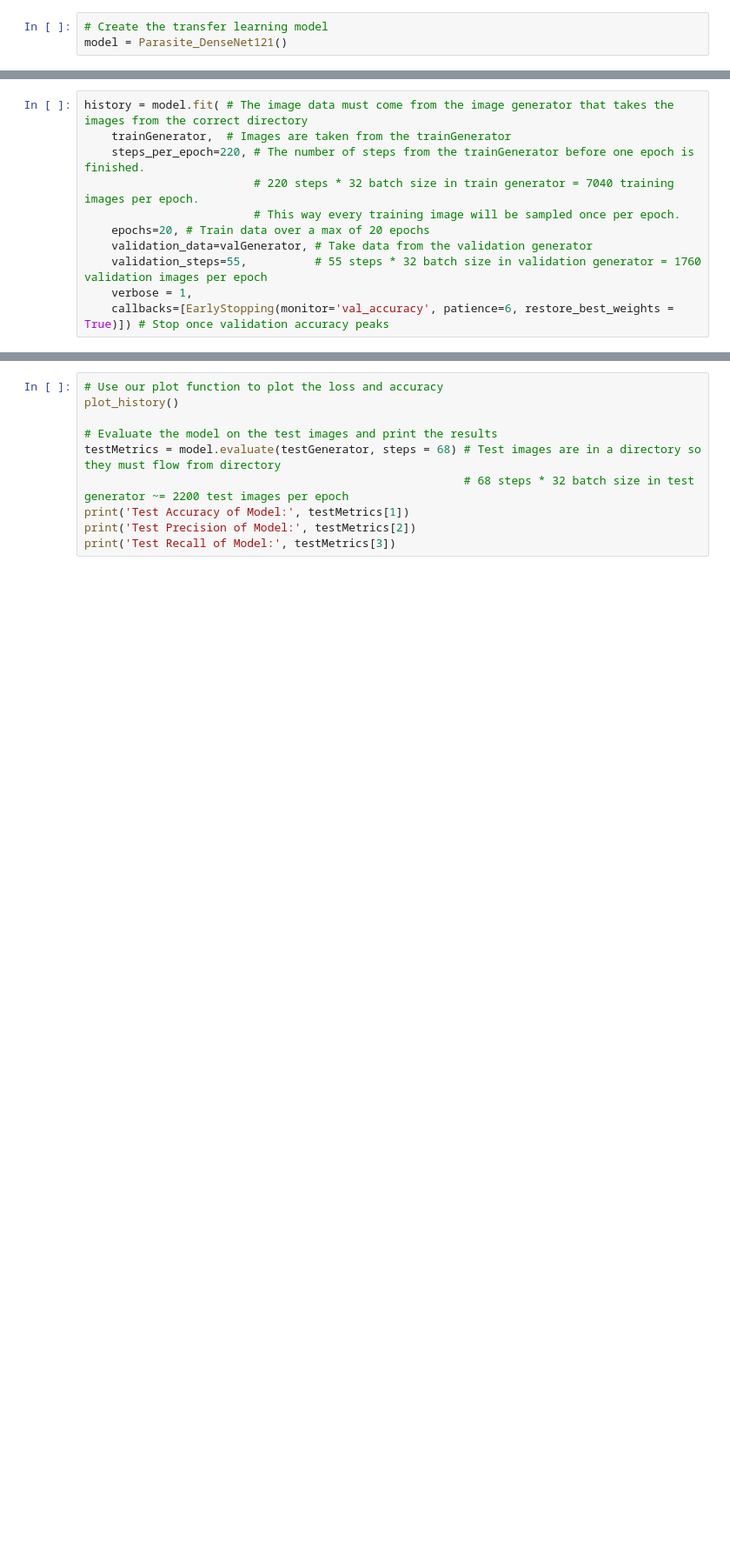
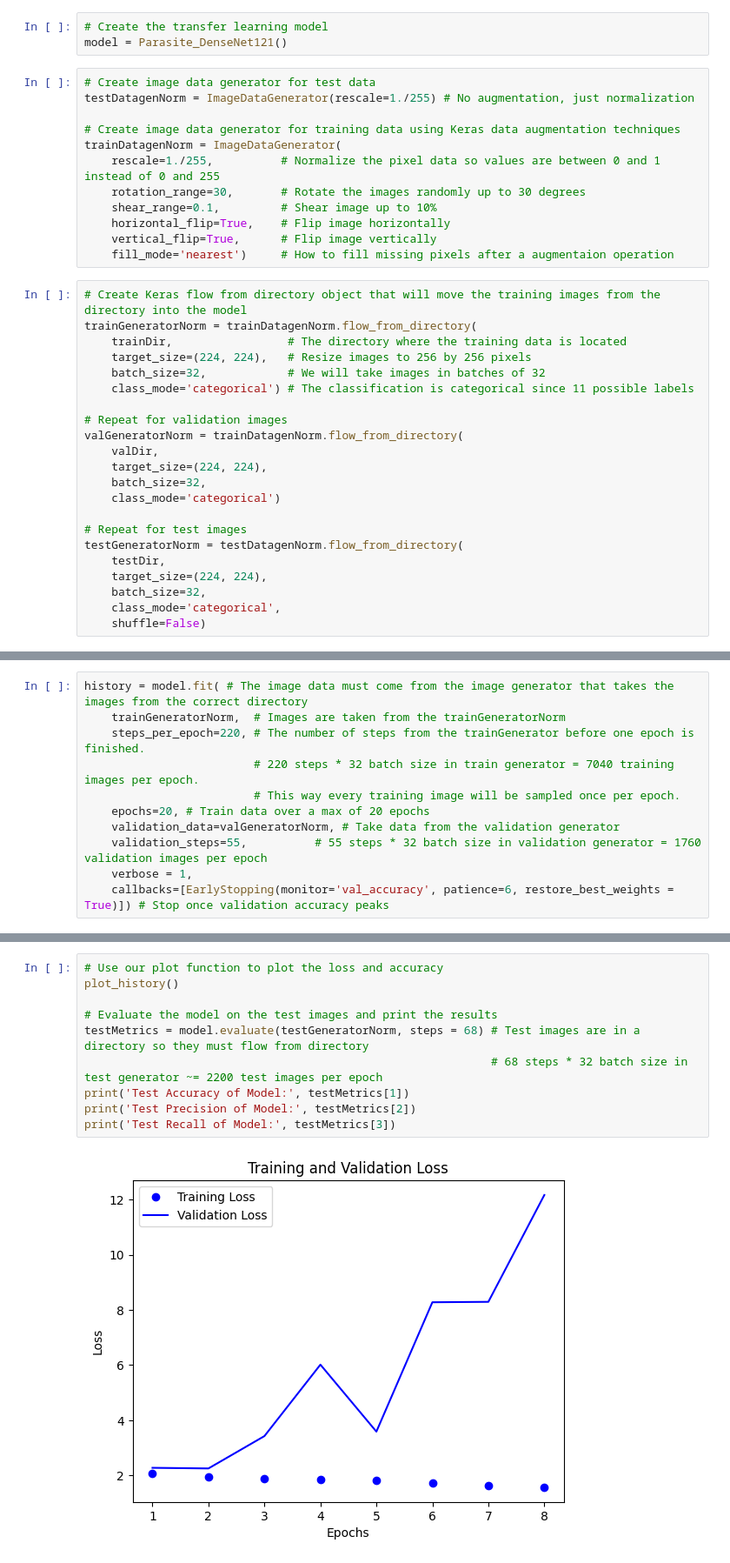
Before and after one commit to LonnyCox55/MSDS692_ParasiticInfectionCNN, a Jupyter notebook: src/main.ipynb, the cells around one changed output, grey strips where cells are left out. Shown at 87% size. Saved outputs shown, nothing was run; the diff lists cells and outputs as text; blank space fills up the shorter version.

```diff
--- a/src/main.ipynb
+++ b/src/main.ipynb
@@ -457,3 +463,37 @@ def Parasite_DenseNet121():
 # %%
 # Create the transfer learning model
 model = Parasite_DenseNet121()
+# %%
+# Create image data generator for test data
+testDatagenNorm = ImageDataGenerator(rescale=1./255) # No augmentation, just normalization
+
+# Create image data generator for training data using Keras data augmentation techniques
+trainDatagenNorm = ImageDataGenerator(
+    rescale=1./255,          # Normalize the pixel data so values are between 0 and 1 instead of 0 and 255
+    rotation_range=30,       # Rotate the images randomly up to 30 degrees
+    shear_range=0.1,         # Shear image up to 10%
+    horizontal_flip=True,    # Flip image horizontally
+    vertical_flip=True,      # Flip image vertically
+    fill_mode='nearest')     # How to fill missing pixels after a augmentaion operation
+# %%
+# Create Keras flow from directory object that will move the training images from the directory into the model
+trainGeneratorNorm = trainDatagenNorm.flow_from_directory(
+    trainDir,                 # The directory where the training data is located
+    target_size=(224, 224),   # Resize images to 256 by 256 pixels
+    batch_size=32,            # We will take images in batches of 32
+    class_mode='categorical') # The classification is categorical since 11 possible labels
+
+# Repeat for validation images
+valGeneratorNorm = trainDatagenNorm.flow_from_directory(
+    valDir,
+    target_size=(224, 224),
+    batch_size=32,
+    class_mode='categorical')
+
+# Repeat for test images
+testGeneratorNorm = testDatagenNorm.flow_from_directory(
+    testDir,
+    target_size=(224, 224),
+    batch_size=32,
+    class_mode='categorical',
+    shuffle=False)
@@ -460,11 +504,11 @@ model = Parasite_DenseNet121()
 # %%
 history = model.fit( # The image data must come from the image generator that takes the images from the correct directory
-    trainGenerator,  # Images are taken from the trainGenerator
+    trainGeneratorNorm,  # Images are taken from the trainGeneratorNorm
     steps_per_epoch=220, # The number of steps from the trainGenerator before one epoch is finished.
                          # 220 steps * 32 batch size in train generator = 7040 training images per epoch.
                          # This way every training image will be sampled once per epoch.
     epochs=20, # Train data over a max of 20 epochs
-    validation_data=valGenerator, # Take data from the validation generator
+    validation_data=valGeneratorNorm, # Take data from the validation generator
     validation_steps=55,          # 55 steps * 32 batch size in validation generator = 1760 validation images per epoch
     verbose = 1,
     callbacks=[EarlyStopping(monitor='val_accuracy', patience=6, restore_best_weights = True)]) # Stop once validation accuracy peaks
@@ -471,10 +532,12 @@ history = model.fit( # The image data must come from the image generator that ta
 # %%
 # Use our plot function to plot the loss and accuracy
 plot_history()
 
 # Evaluate the model on the test images and print the results
-testMetrics = model.evaluate(testGenerator, steps = 68) # Test images are in a directory so they must flow from directory
-                                                        # 68 steps * 32 batch size in test generator ~= 2200 test images per epoch
+testMetrics = model.evaluate(testGeneratorNorm, steps = 68) # Test images are in a directory so they must flow from directory
+                                                            # 68 steps * 32 batch size in test generator ~= 2200 test images per epoch
 print('Test Accuracy of Model:', testMetrics[1])
 print('Test Precision of Model:', testMetrics[2])
 print('Test Recall of Model:', testMetrics[3])
+# %% [output]
+[figure, added]
```
Also changed, not shown: parts of 16 cells of this notebook.
